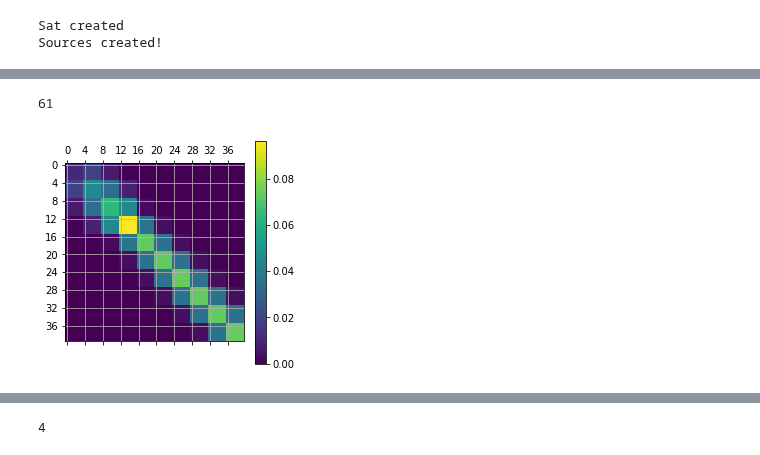
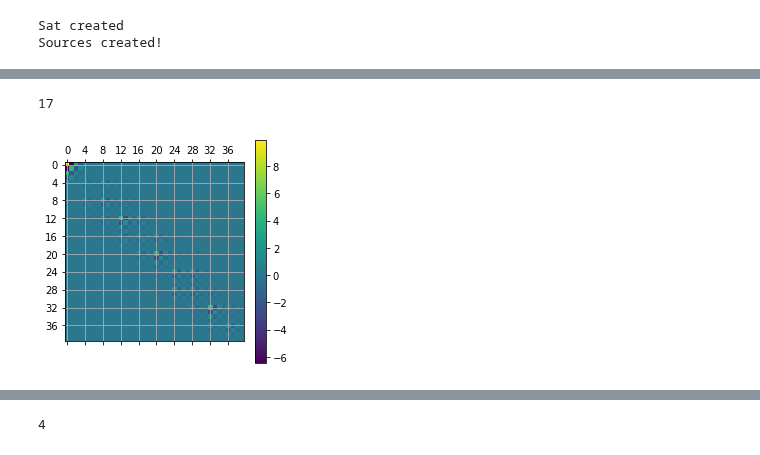
Before and after one commit to bombrun/GaiaLab, a Jupyter notebook: notebooks/4-test_attitude_update.ipynb, the cells around one changed output, grey strips where cells are left out. Drawn from its saved outputs; the diff is of its cells as text; code cells hidden in the pictures.

Commit message:
attitude update with condition number way too high

```diff
--- a/notebooks/4-test_attitude_update.ipynb
+++ b/notebooks/4-test_attitude_update.ipynb
@@ -132,32 +159,45 @@ print(basis.shape)
 # %%
-# given the index:
-index = 99
-
-t = my_times[index]
+# given the spline:
+m = 10 # [0-100]
+M = 5
 knots = Solver.att_knots[0]
 coeffs = Solver.att_coeffs[0]
 bases = Solver.att_bases[0]
+
+observed_times = Solver.all_obs_times[(knots[m]<=Solver.all_obs_times) & (Solver.all_obs_times<=knots[m+M]) ]
+print(observed_times[0])
+if not list(observed_times):
+    raise ValueError('not observed times in interval')
+
+t = observed_times[0]
+index = np.where(Solver.all_obs_times==t)[0][0]
+
 tau_l = np.where(knots<=t)
 # print('tau_l: ',tau_l)
 if not list(tau_l[0]):
     L=0
 else:
     L=tau_l[0][-1]
-    if L-4>=0:
-        L=L-4
-print(knots[0])
-
+    if L-M>=0:
+        L=L-M
 print('t:', t)
 b_list = []
 N = len(coeffs)
-for i, n in enumerate(range(L, L+5)):
+for i, n in enumerate(range(L, L+M+1)): # last +1 because range does not inlude the last point
     print(i)
     coeff = coeffs[n]
     bspline = bases[n]
     b_list.append(coeff*bspline)
+c = compute_attitude_deviation(Solver.att_coeffs, Solver.att_bases, L, M, index)
+print(Solver.att_bases[:, L:L+M, :].shape)
+print(Solver.att_coeffs[:, L:L+M].reshape(4, -1, 1).shape)
+print((Solver.att_bases[:, L:L+M, :] * Solver.att_coeffs[:, L:L+M].reshape(4, -1, 1)).shape)
+# c = sum((Solver.att_bases[:, L:L+M, :].transpose(0,2,1) * coeffs[L:L+M]).transpose(0,2,1))
+#c = np.sum(Solver.att_bases[:, L:L+M, :] * Solver.att_coeffs[:, L:L+M].reshape(4, -1, 1), axis=1)
 b = sum(b_list)
 a = sum([coeff*bspline for coeff, bspline in zip(Solver.att_coeffs[0], Solver.att_bases[0])])
+print('man3al: ', c[ 0])
 print('man2al: ', b[index])
 print('manual: ', a[index])
-print('artifi: ', BSpline(Solver.att_knots[0], Solver.att_coeffs[0], k=4)(t))
+print('artifi: ', BSpline(Solver.att_knots[0], Solver.att_coeffs[0], k=3)(t))
 # %% [output]
@@ -217,0 +213,3 @@ array([1., 0., 0., 0., 0., 0.])
+# %%
+for i in range(Solver.att_coeffs.shape[1]):
+    Solver.att_coeffs[:,i] /= np.linalg.norm(Solver.att_coeffs[:,i])
@@ -234,17 +426,18 @@ helpers.plot_sparsity_pattern(N_aa[-41:-1, -41:-1], 4)
 # %%
 N_aa = Solver.compute_attitude_LHS()
 tol = 1
 A = N_aa[0:40, 0:40]
-A[np.where( np.abs(A) > tol)] = 1
-plt.matshow(A, fignum=None)
+B = A #np.zeros(A.shape)
+# B[np.where( np.abs(A) > tol)] = 1
+plt.matshow(B, fignum=None)
 plt.colorbar()
-plt.xticks(np.arange(0, A.shape[0], 4))
-plt.yticks(np.arange(0, A.shape[0], 4))
+plt.xticks(np.arange(0, B.shape[0], 4))
+plt.yticks(np.arange(0, B.shape[0], 4))
 plt.grid()
 plt.show()
 # %% [output]
-61
+17
-[figure, old version]
+[figure, new version]
 # %%
 print(len(my_times))
 Solver.att_bases.shape
```
Also changed, not shown: parts of 31 cells of this notebook, 4 other files.
